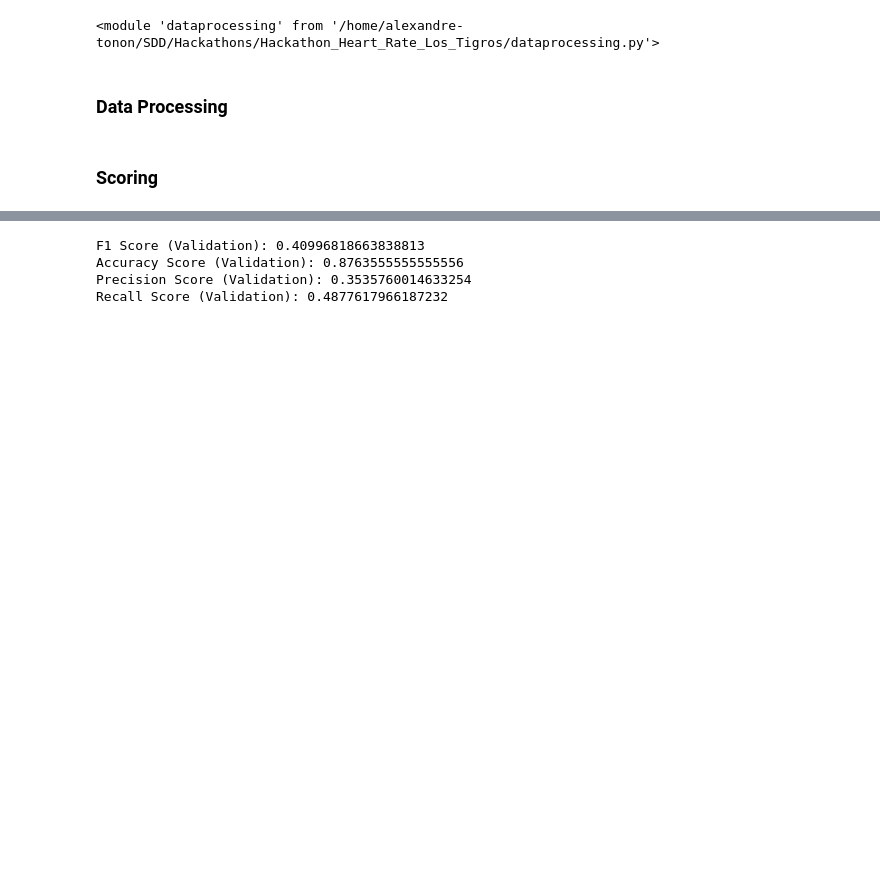
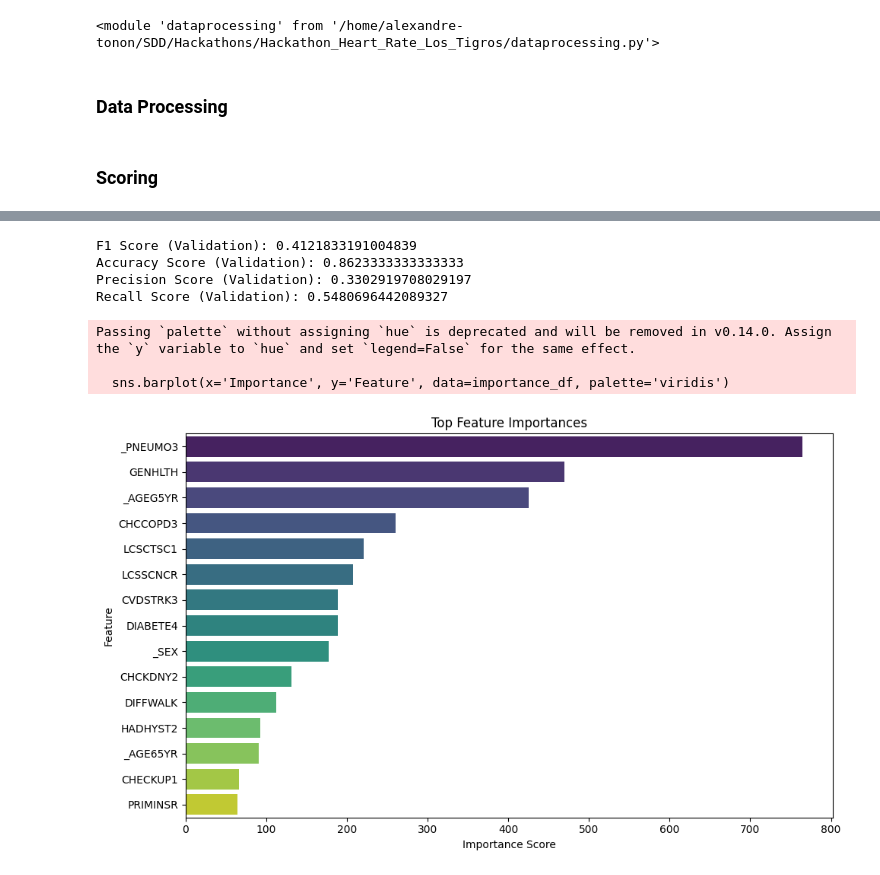
Before and after one commit to alextonon/Hackathon_Heart_Rate_Los_Tigros, a Jupyter notebook: globalcleanv2.ipynb, the cells around one changed output, grey strips where cells are left out. Saved outputs shown, nothing was run; the diff lists cells and outputs as text; code cells hidden in the pictures; blank space fills up the shorter version.

```diff
--- a/globalcleanv2.ipynb
+++ b/globalcleanv2.ipynb
@@ -74,4 +73,4 @@ def data_processing(
 # %%
 df_train_processed, y_train, scaler = data_processing(df=df_train,
-                                                      scaler=None,
+                                                      scaler=Normalizer(),
                                                       test=False)
@@ -99,5 +143,16 @@ model_xgb = xgb.train(params, dtrain_scoring, num_boost_round=200)
 # %%
-threshold = 0.23
+params_optim = study.best_params
+
+params ={
+    'learning_rate': params_optim['learning_rate'],
+    'max_depth': params_optim['max_depth'],
+    'min_child_weight': params_optim['min_child_weight'],
+    'objective':'binary:logistic',
+    'seed':42,
+}
+threshold = params_optim.pop("threshold")
+
+model_xgb = xgb.train(params, dtrain_scoring, num_boost_round=100)
 
 predictions_val = model_xgb.predict(dtest_scoring)
 predictions_val_binary = (predictions_val > threshold).astype(int)
@@ -112,7 +167,42 @@ print("Accuracy Score (Validation):", accuracy_score_)
 print("Precision Score (Validation):", precision_score_)
 print("Recall Score (Validation):", recall_score_)
 # %% [output]
-F1 Score (Validation): 0.40996818663838813
-Accuracy Score (Validation): 0.8763555555555556
-Precision Score (Validation): 0.3535760014633254
-Recall Score (Validation): 0.4877617966187232
+F1 Score (Validation): 0.4121833191004839
+Accuracy Score (Validation): 0.8623333333333333
+Precision Score (Validation): 0.3302919708029197
+Recall Score (Validation): 0.5480696442089327
+# %%
+dtrain = xgb.DMatrix(data=df_train_final, label=y_train)
+dtest = xgb.DMatrix(data=df_test_final)
+model_xgb = xgb.train(params, dtrain, num_boost_round=100)
+
+predictions_test = model_xgb.predict(dtest)
+predictions_test_binary = (predictions_test > threshold).astype(int)
+
+submission = pd.DataFrame()
+submission['ID'] = df_test['ID']
+submission['TARGET'] = predictions_test_binary
+submission.to_csv("submission.csv", index=False)
+# %%
+def plot_feature_importance(model, feature_names, max_num_features=10):
+    importance_dict = model.get_score(importance_type='gain')
+    importance_df = pd.DataFrame({
+        'Feature': list(importance_dict.keys()),
+        'Importance': list(importance_dict.values())
+    })
+    importance_df = importance_df.sort_values(by='Importance', ascending=False).head(max_num_features)
+
+    plt.figure(figsize=(10, 6))
+    sns.barplot(x='Importance', y='Feature', data=importance_df, palette='viridis')
+    plt.title('Top Feature Importances')
+    plt.xlabel('Importance Score')
+    plt.ylabel('Feature')
+    plt.tight_layout()
+    return importance_df
+
+importance_df = plot_feature_importance(model_xgb, df_train_final.columns, max_num_features=15)
+# %% [output]
+Passing `palette` without assigning `hue` is deprecated and will be removed in v0.14.0. Assign the `y` variable to `hue` and set `legend=False` for the same effect.
+
+  sns.barplot(x='Importance', y='Feature', data=importance_df, palette='viridis')
+[figure, added]
```
Also changed, not shown: parts of 7 cells of this notebook, 1 other file.
